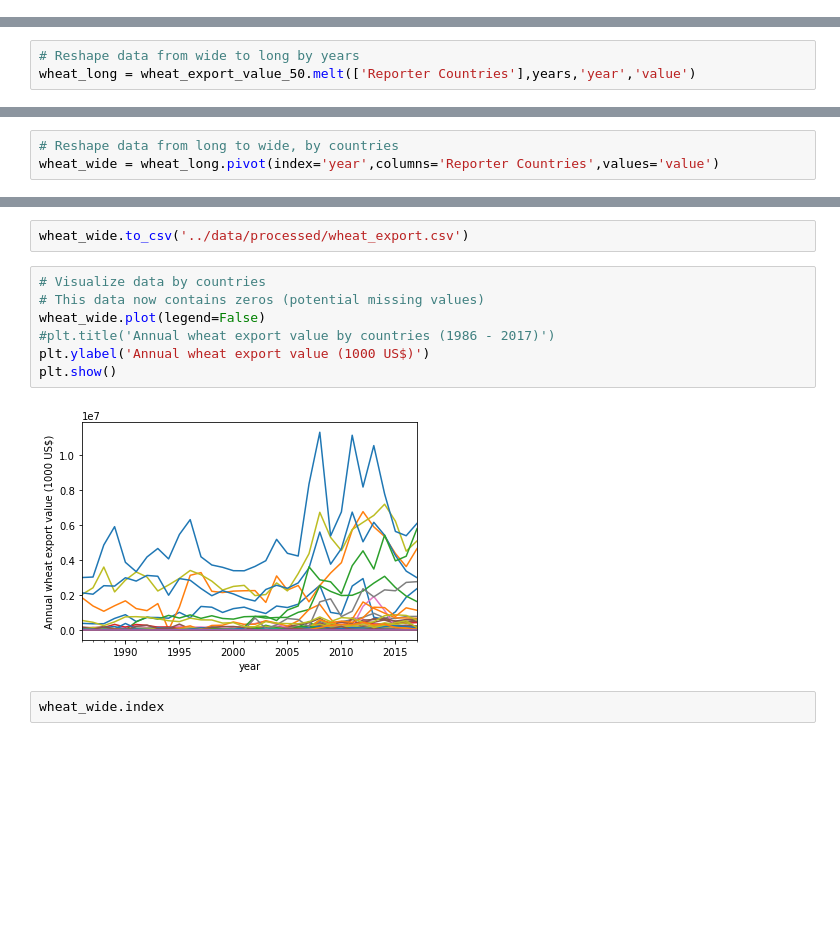
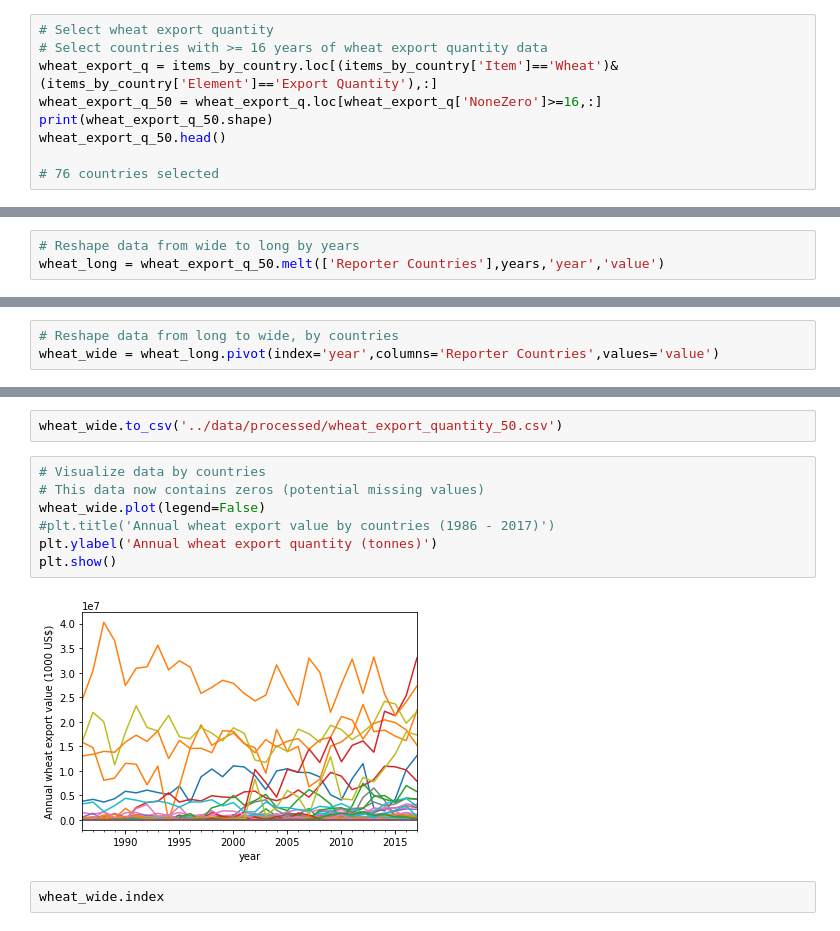
Before and after one commit to BrachyS/crop-trends, a Jupyter notebook: notebooks/2_exploratory-analysis-agtrade.ipynb, the cells around one changed output, grey strips where cells are left out. Cells and saved outputs as stored; diff of their text form; blank space fills up the shorter version.

```diff
--- a/notebooks/2_exploratory-analysis-agtrade.ipynb
+++ b/notebooks/2_exploratory-analysis-agtrade.ipynb
@@ -283,2 +295,11 @@ items_by_country['NoneZero'] = 32 - (items_by_country[years] == 0).sum(axis=1)
 # %% [markdown]
 #### 2) data preprocessing
+# %%
+# Select wheat export quantity
+# Select countries with >= 16 years of wheat export quantity data
+wheat_export_q = items_by_country.loc[(items_by_country['Item']=='Wheat')&(items_by_country['Element']=='Export Quantity'),:]
+wheat_export_q_50 = wheat_export_q.loc[wheat_export_q['NoneZero']>=16,:]
+print(wheat_export_q_50.shape)
+wheat_export_q_50.head()
+
+# 76 countries selected
@@ -315,7 +345,7 @@ print(wheat_export_value_50.sort_values(by='Y2017',ascending=False)['Reporter Co
 Name: Reporter Countries, dtype: object
 # %%
 # Reshape data from wide to long by years
-wheat_long = wheat_export_value_50.melt(['Reporter Countries'],years,'year','value')
+wheat_long = wheat_export_q_50.melt(['Reporter Countries'],years,'year','value')
 # %%
 wheat_long.head()
 # %% [output]
@@ -355,14 +385,14 @@ wheat_wide.head()
 # %%
-wheat_wide.to_csv('../data/processed/wheat_export.csv')
+wheat_wide.to_csv('../data/processed/wheat_export_quantity_50.csv')
 # %%
 # Visualize data by countries
 # This data now contains zeros (potential missing values)
 wheat_wide.plot(legend=False)
 #plt.title('Annual wheat export value by countries (1986 - 2017)')
-plt.ylabel('Annual wheat export value (1000 US$)')
+plt.ylabel('Annual wheat export quantity (tonnes)')
 plt.show()
 # %% [output]
-[figure, old version]
+[figure, new version]
 # %%
 wheat_wide.index
 # %% [output]
```
Also changed, not shown: parts of 8 cells of this notebook, 10 other files.
